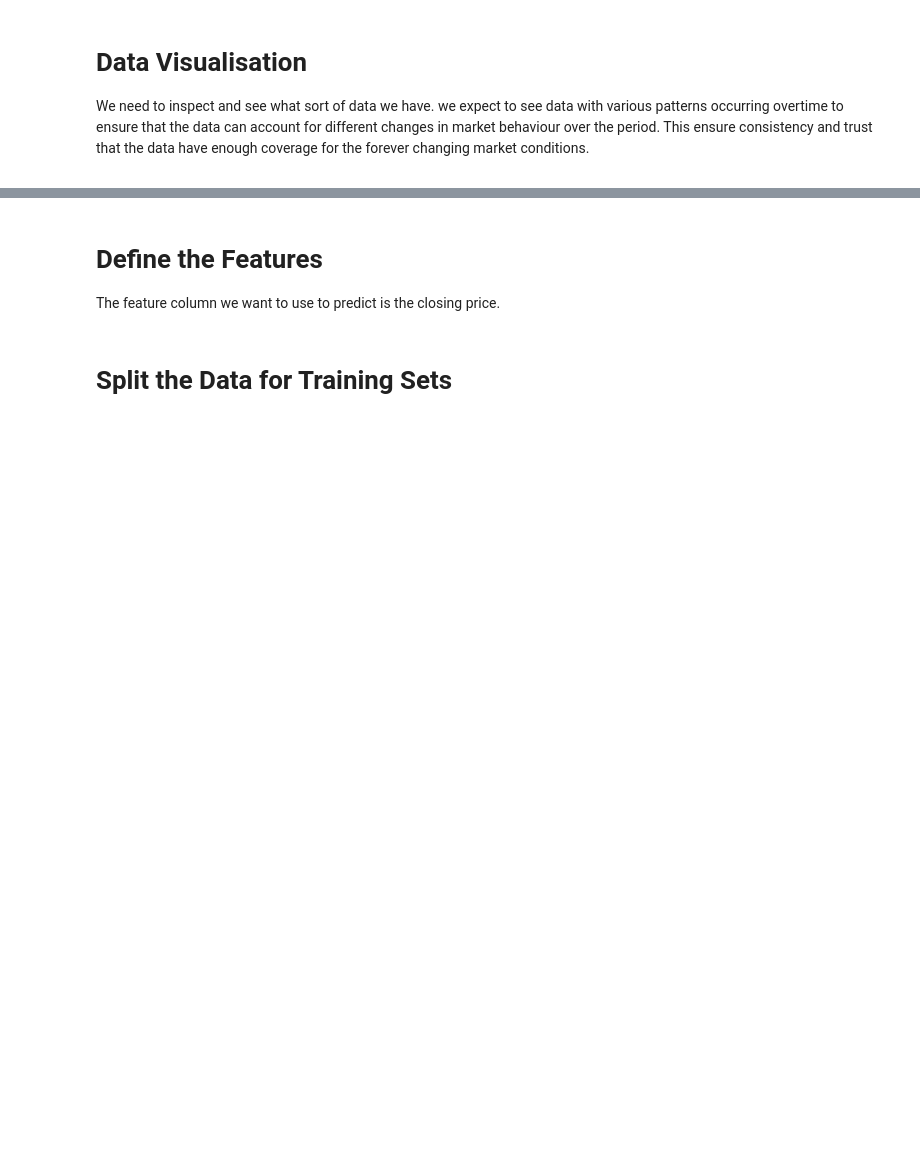
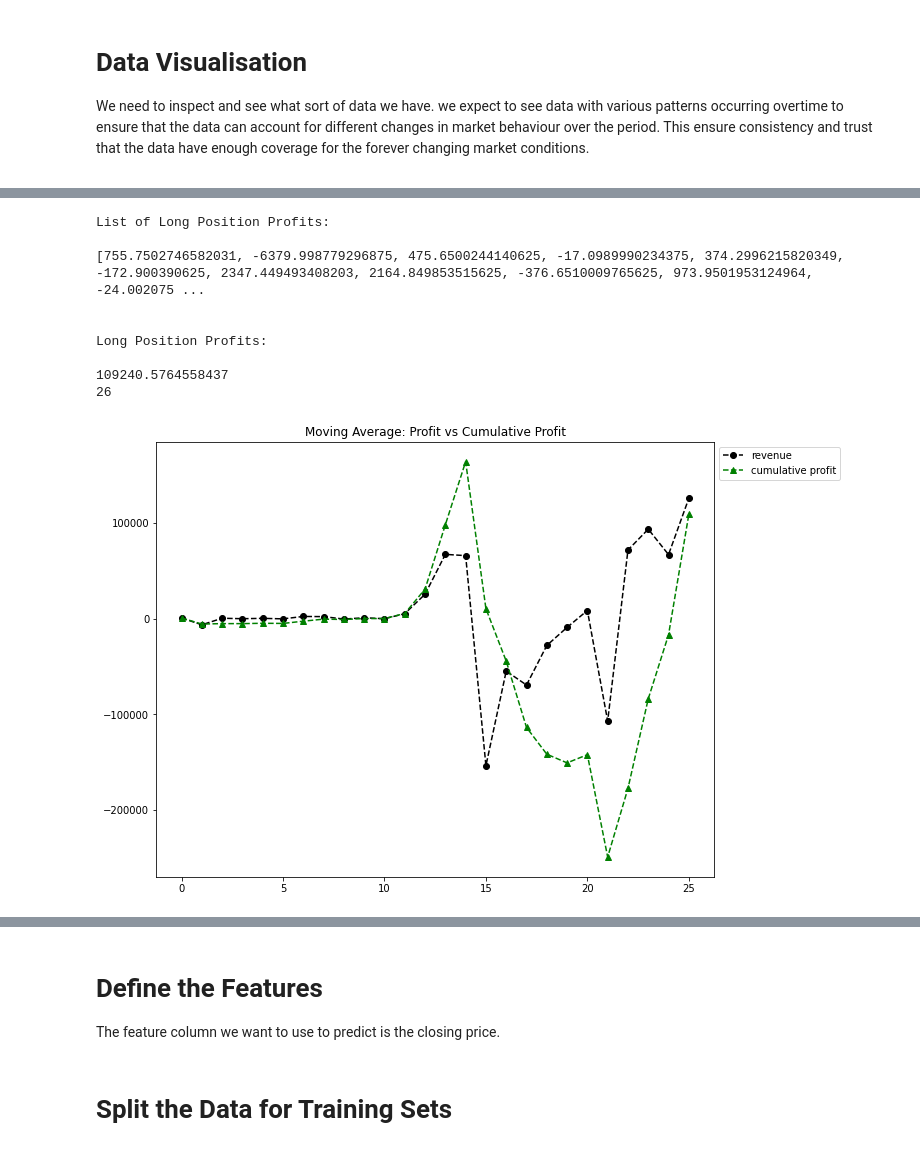
Before and after one commit to KesselRunSmuggler/Group_A_Allstarz, a Jupyter notebook: data-analysis.ipynb, the cells around one changed output, grey strips where cells are left out. Cells and saved outputs as stored; diff of their text form; code cells hidden in the pictures; blank space fills up the shorter version.

```diff
--- a/data-analysis.ipynb
+++ b/data-analysis.ipynb
@@ -110,0 +244,28 @@ pyplot.show()
+# %%
+print("List of Long Position Profits: \n")
+print(long_position_profits)
+
+print("\n")
+print("Long Position Profits:\n")
+print(sum(long_position_profits))
+
+print(len(long_position_profits))
+
+cumulative_profit = np.cumsum(long_position_profits)
+
+plt.plot(long_position_profits, color="black", ls="--", marker="o", ms=6, label="revenue")
+plt.plot(cumulative_profit, color="green", ls="--", marker="^", ms=6, label="cumulative profit")
+plt.legend(loc = 'upper left', bbox_to_anchor=(1,1)) #to show the labels at proper location
+plt.title('Moving Average: Profit vs Cumulative Profit')
+plt.show()
+# %% [output]
+List of Long Position Profits:
+
+[755.7502746582031, -6379.998779296875, 475.6500244140625, -17.0989990234375, 374.2996215820349, -172.900390625, 2347.449493408203, 2164.849853515625, -376.6510009765625, 973.9501953124964, -24.002075 ...
+
+
+Long Position Profits:
+
+109240.5764558437
+26
+[figure, added]
```
Also changed, not shown: parts of 13 cells of this notebook.
